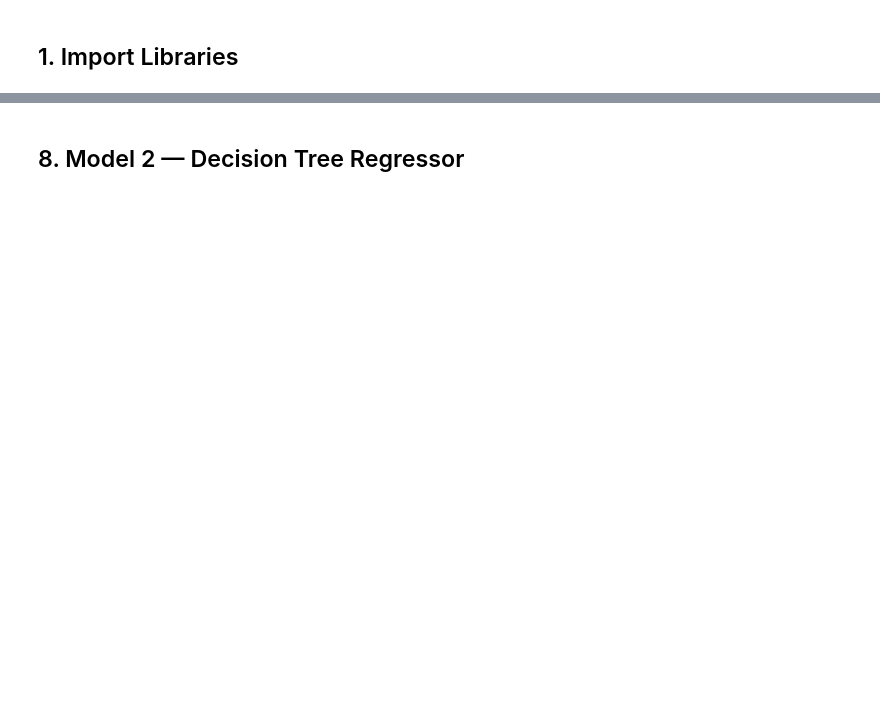
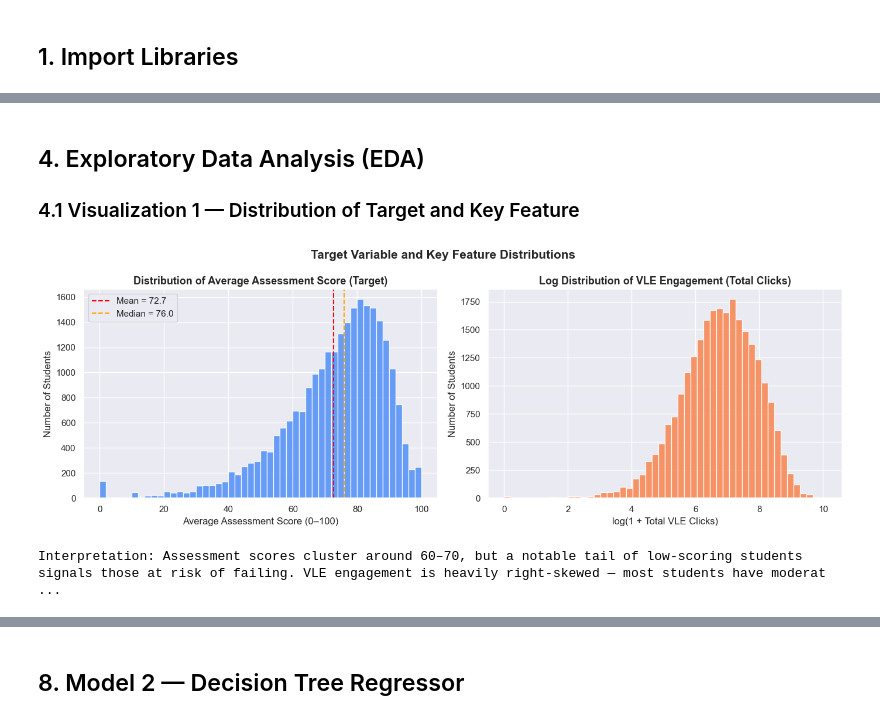
Before and after one commit to irachrist1/linear_regression_model, a Jupyter notebook: summative/linear_regression/multivariate.ipynb, the cells around one changed output, grey strips where cells are left out. Drawn from its saved outputs; the diff is of its cells as text; code cells hidden in the pictures; blank space fills up the shorter version.

Commit message:
Update project to student learning outcome prediction with OULAD

```diff
--- a/summative/linear_regression/multivariate.ipynb
+++ b/summative/linear_regression/multivariate.ipynb
@@ -468,0 +42,12 @@ Interpretation: The red line comes directly from the trained linear regression m
+# %%
+student_info       = pd.read_csv('studentInfo.csv')
+student_assessment = pd.read_csv('studentAssessment.csv')
+assessments_df     = pd.read_csv('assessments.csv')
+student_vle        = pd.read_csv('studentVle.csv')
+student_reg        = pd.read_csv('studentRegistration.csv')
+
+print(f'studentInfo        : {student_info.shape[0]:,} rows x {student_info.shape[1]} cols')
+print(f'studentAssessment  : {student_assessment.shape[0]:,} rows x {student_assessment.shape[1]} cols')
+print(f'assessments        : {assessments_df.shape[0]:,} rows x {assessments_df.shape[1]} cols')
+print(f'studentVle         : {student_vle.shape[0]:,} rows x {student_vle.shape[1]} cols')
+print(f'studentRegistration: {student_reg.shape[0]:,} rows x {student_reg.shape[1]} cols')
@@ -468,0 +135,30 @@ Interpretation: The red line comes directly from the trained linear regression m
+# %% [markdown]
+## 4. Exploratory Data Analysis (EDA)
+
+### 4.1 Visualization 1 — Distribution of Target and Key Feature
+# %%
+fig, axes = plt.subplots(1, 2, figsize=(14, 5))
+
+axes[0].hist(df['avg_score'].dropna(), bins=50, color='#4f8ef7', edgecolor='white', alpha=0.85)
+axes[0].axvline(df['avg_score'].mean(), color='red', linestyle='--',
+                label=f"Mean = {df['avg_score'].mean():.1f}")
+axes[0].axvline(df['avg_score'].median(), color='orange', linestyle='--',
+                label=f"Median = {df['avg_score'].median():.1f}")
+axes[0].set_title('Distribution of Average Assessment Score (Target)', fontsize=13, fontweight='bold')
+axes[0].set_xlabel('Average Assessment Score (0–100)')
+axes[0].set_ylabel('Number of Students')
+axes[0].legend()
+
+axes[1].hist(np.log1p(df['total_clicks']), bins=50, color='#f7844f', edgecolor='white', alpha=0.85)
+axes[1].set_title('Log Distribution of VLE Engagement (Total Clicks)', fontsize=13, fontweight='bold')
+axes[1].set_xlabel('log(1 + Total VLE Clicks)')
+axes[1].set_ylabel('Number of Students')
+
+plt.suptitle('Target Variable and Key Feature Distributions', fontsize=15, fontweight='bold')
+plt.tight_layout()
+plt.savefig('viz_distributions.png', dpi=120, bbox_inches='tight')
+plt.show()
+print('Interpretation: Assessment scores cluster around 60–70, but a notable tail of low-scoring students signals those at risk of failing. VLE engagement is heavily right-skewed — most students have moderate clicks, with a few very active outliers. Log transformation is needed before training.')
+# %% [output]
+[figure, added]
+Interpretation: Assessment scores cluster around 60–70, but a notable tail of low-scoring students signals those at risk of failing. VLE engagement is heavily right-skewed — most students have moderat ...
```
Also changed, not shown: parts of 58 cells of this notebook, 17 other files.
